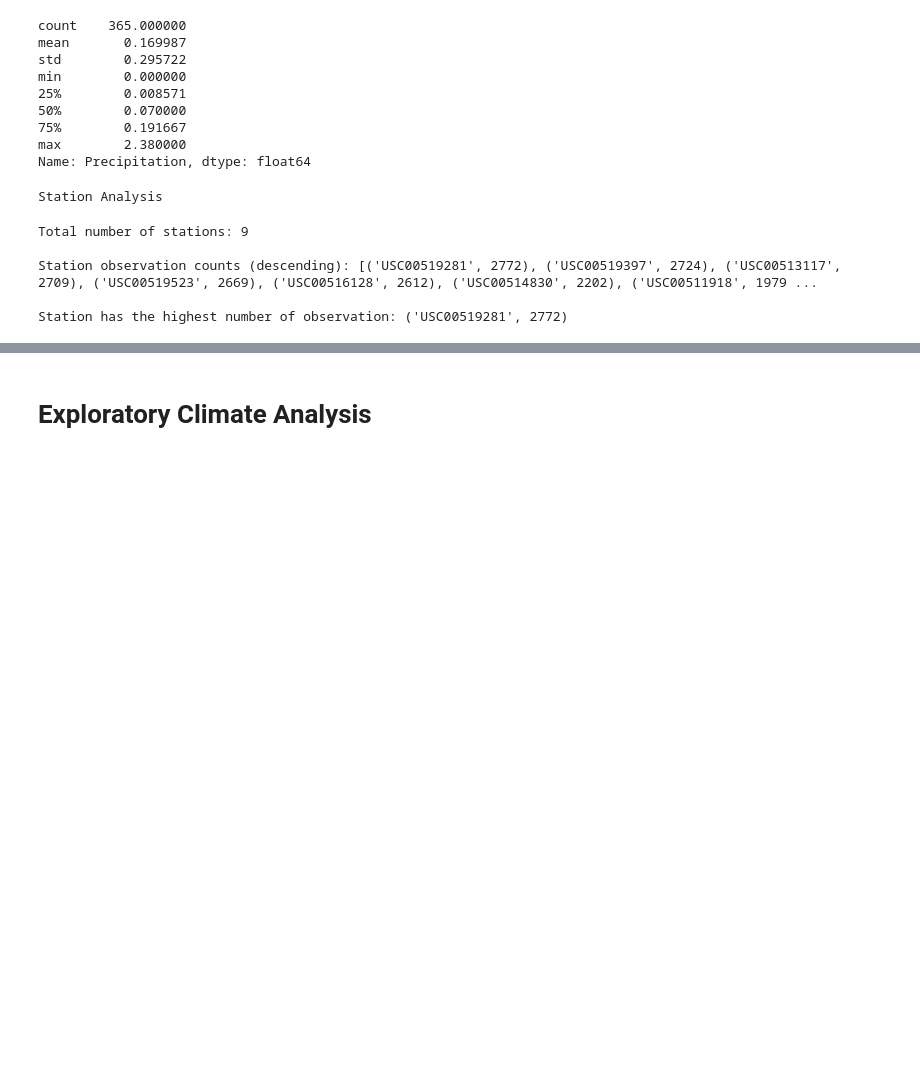
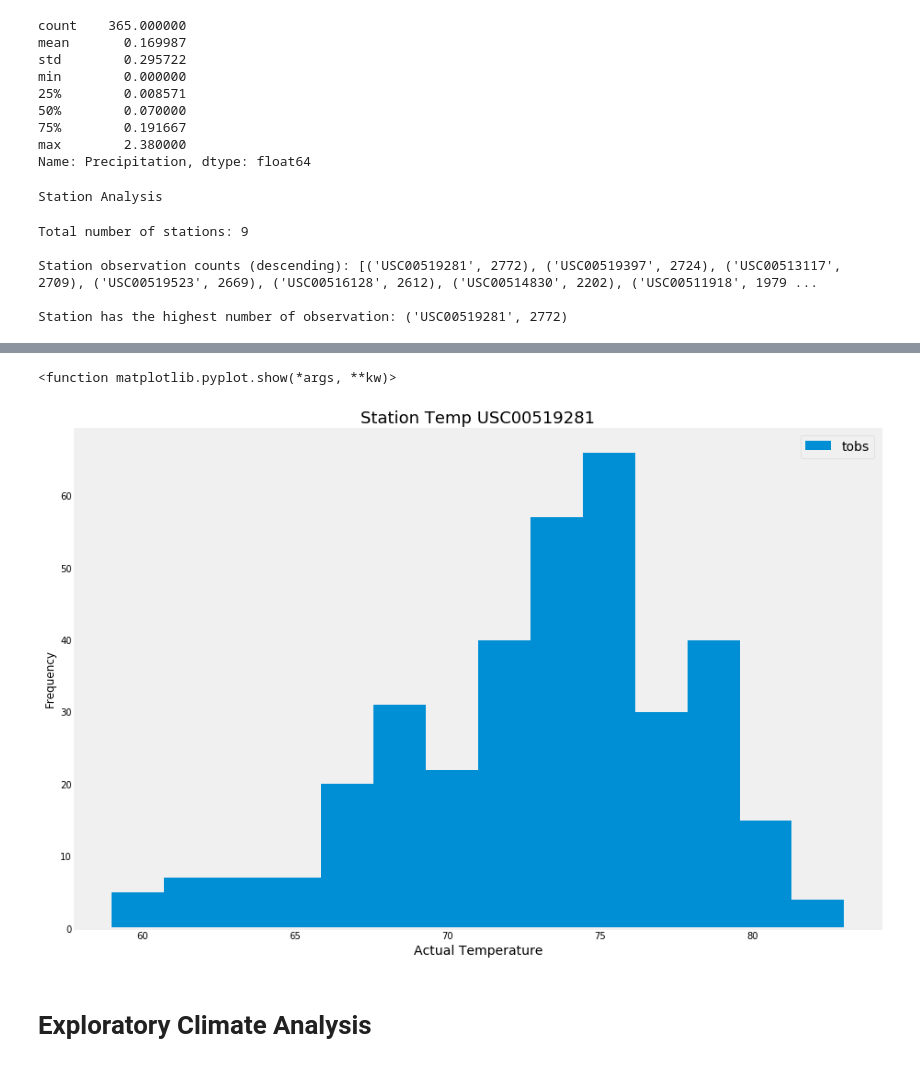
Before and after one commit to lisatian8/advanced-data-storage-challenge, a Jupyter notebook: climate_starter.ipynb, the cells around one changed output, grey strips where cells are left out. Cells and saved outputs as stored; diff of their text form; code cells hidden in the pictures; blank space fills up the shorter version.

```diff
--- a/climate_starter.ipynb
+++ b/climate_starter.ipynb
@@ -385,0 +209,4 @@ plt.show()
+# %%
+station_temp = stationObservationCountResults[0][0]
+session.query(func.min(Measurement.tobs), func.avg(Measurement.tobs), func.max(Measurement.tobs)).\
+                filter(Measurement.station == station_temp).all()
@@ -385,0 +215,12 @@ plt.show()
+# %%
+###
+# Choose the station with the highest number of temperature observations.
+# Query the last 12 months of temperature observation data for this station and plot the results as a histogram
+
+
+stationTempResults = session.query(Measurement.station, Measurement.tobs).\
+                filter(Measurement.station == station_temp).\
+                filter(Measurement.date >= queryDate).all()
+df_stationTempResults = pd.DataFrame(stationTempResults)
+df_stationTempResults.set_index('station', inplace=True)
+df_stationTempResults.head()
@@ -385,0 +235,12 @@ plt.show()
+# %%
+###
+df_stationTempResults.plot.hist(by='station', bins=14, figsize=(14,10))
+plt.grid()
+plt.title("Station Temp " + station_temp, fontsize=18)
+plt.xlabel("Actual Temperature", fontsize=14)
+plt.legend(bbox_to_anchor=(1,1), fontsize=14)
+plt.savefig("output/stationTemperatureHistogram.png")
+plt.show
+# %% [output]
+<function matplotlib.pyplot.show(*args, **kw)>
+[figure, added]
```
Also changed, not shown: parts of 13 cells of this notebook.
